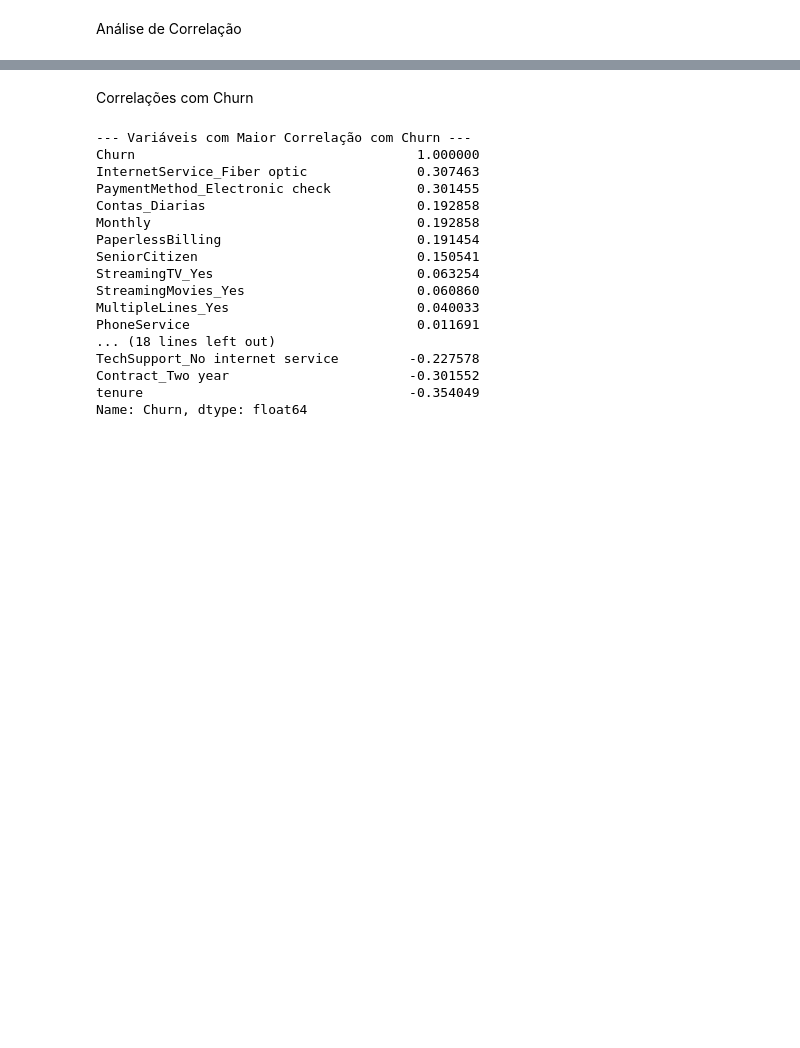
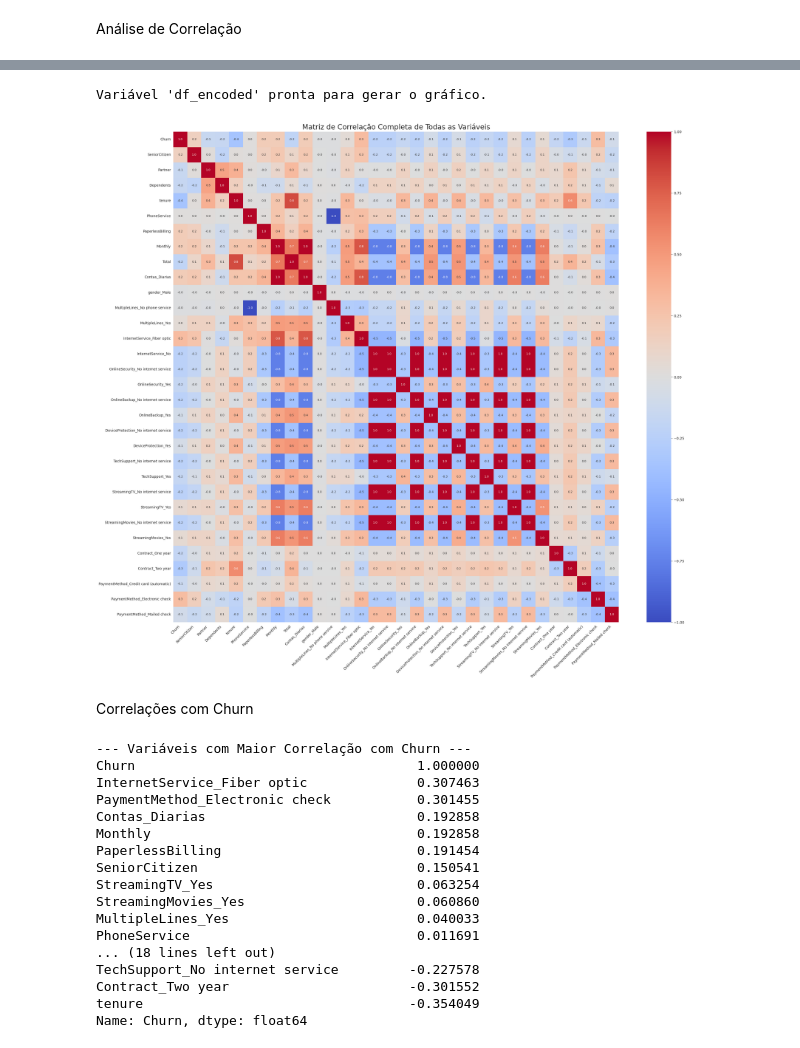
Before and after one commit to jhonatanwsds/TelecomX_BR_Modelagem, a Jupyter notebook: TelecomX_BR_Modelagem.ipynb, the cells around one changed output, grey strips where cells are left out. Drawn from its saved outputs; the diff is of its cells as text; code cells hidden in the pictures; blank space fills up the shorter version.

```diff
--- a/TelecomX_BR_Modelagem.ipynb
+++ b/TelecomX_BR_Modelagem.ipynb
@@ -267,3 +444,44 @@ Calculando a matriz de correlação...
+# %%
+import pandas as pd
+import numpy as np
+import seaborn as sns
+import matplotlib.pyplot as plt
+
+
+try:
+    url_dados = 'https://raw.githubusercontent.com/jhonatanwsds/TelecomX_BR_Modelagem/refs/heads/main/dados_clientes_tratados.csv'
+    df = pd.read_csv(url_dados)
+
+    if 'customerID' in df.columns:
+        df.drop(columns=['customerID'], inplace=True)
+
+    colunas_categoricas = df.select_dtypes(include=['object']).columns
+    df_encoded = pd.get_dummies(df, columns=colunas_categoricas, drop_first=True)
+    print("Variável 'df_encoded' pronta para gerar o gráfico.")
+
+
+    corr_matrix = df_encoded.corr()
+
+
+    plt.figure(figsize=(25, 22))
+
+    sns.heatmap(corr_matrix,
+                annot=True,
+                fmt='.1f',
+                cmap='coolwarm',
+                annot_kws={"size": 8})
+
+    plt.title('Matriz de Correlação Completa de Todas as Variáveis', fontsize=20)
+    plt.xticks(rotation=45, ha='right')
+    plt.yticks(rotation=0)
+    plt.tight_layout()
+    plt.show()
+
+except Exception as e:
+    print(f"Ocorreu um erro: {e}")
+# %% [output]
+Variável 'df_encoded' pronta para gerar o gráfico.
+[figure, added]
 # %% [markdown]
 Correlações com Churn
 # %%
```
Also changed, not shown: parts of 22 cells of this notebook.
